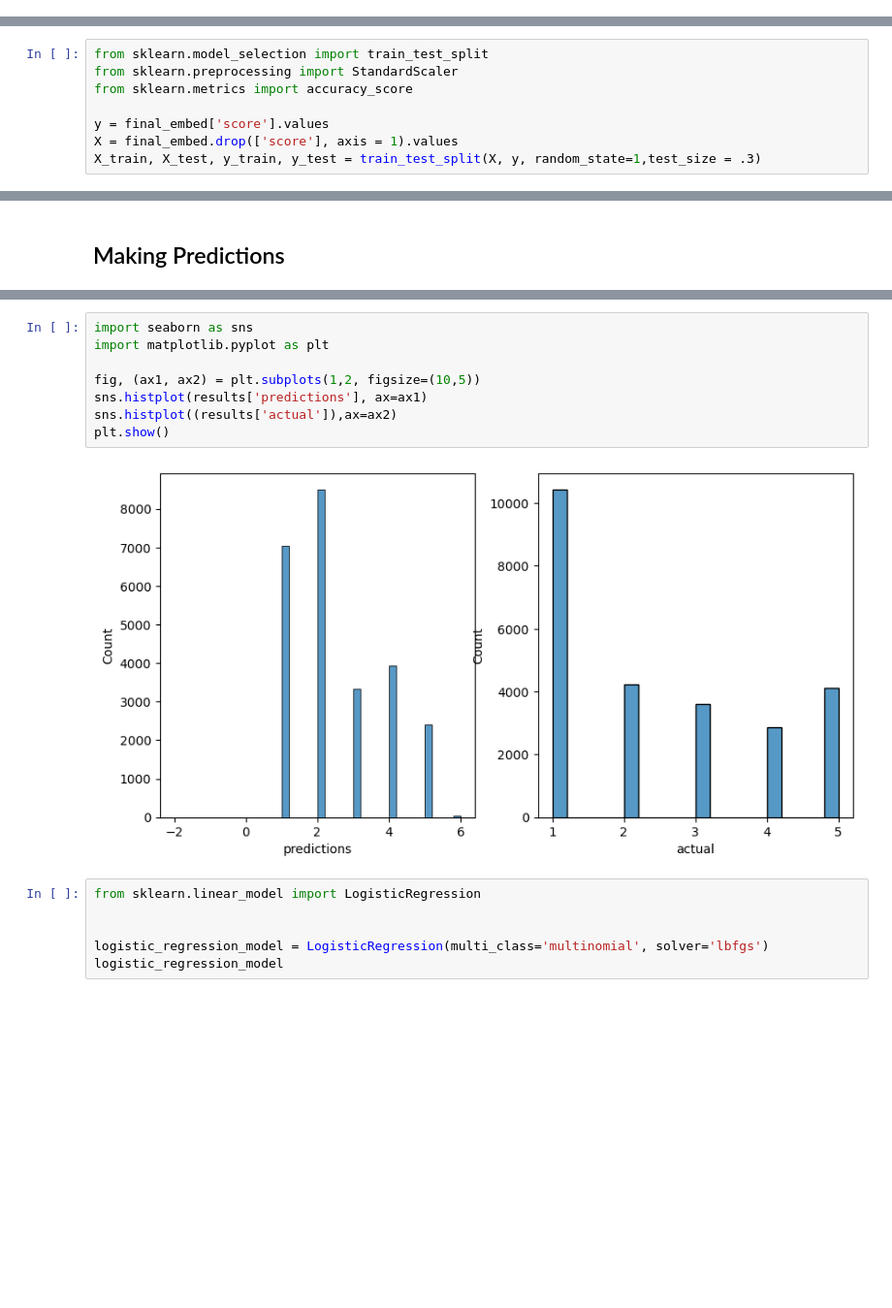
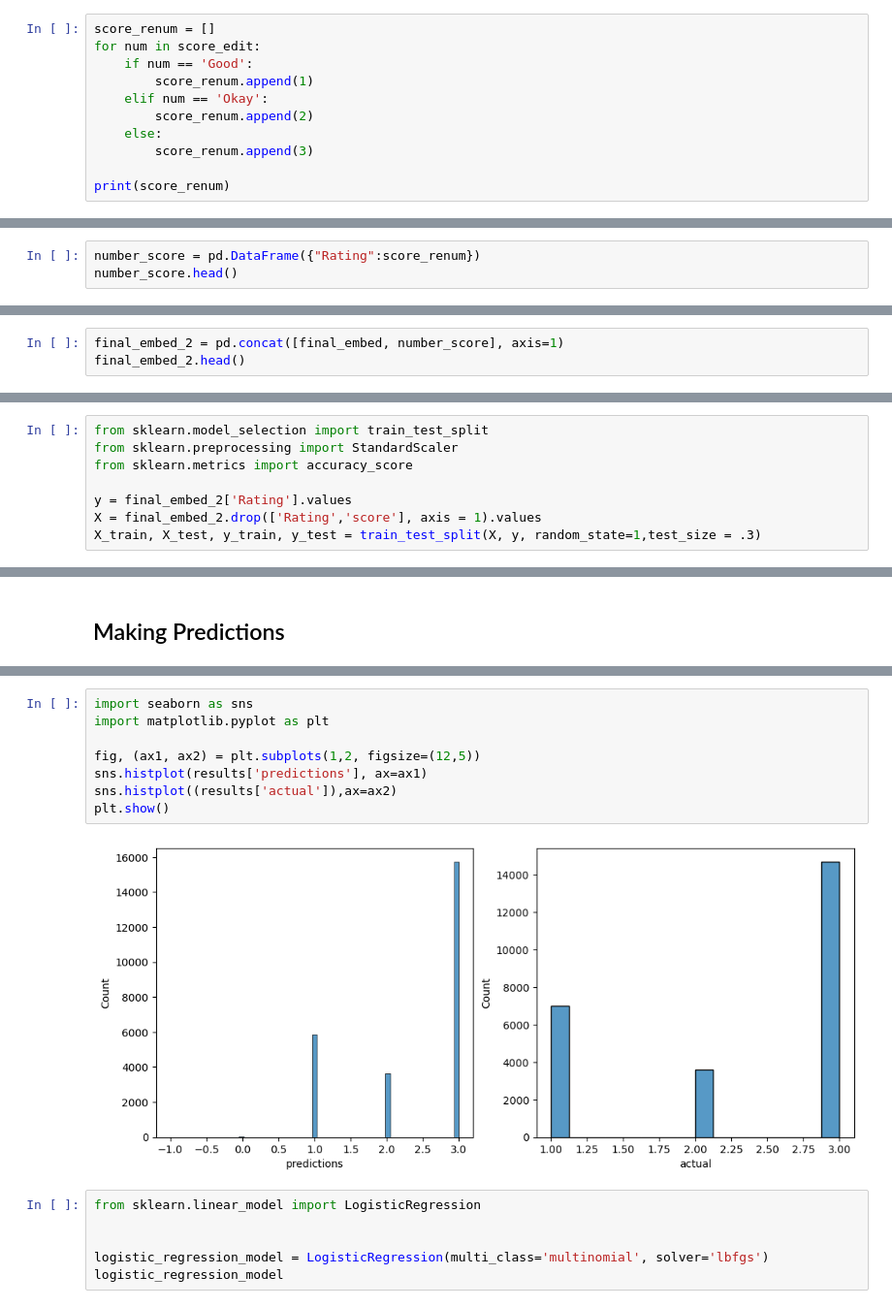
Before and after one commit to msills30/Spotify-Review, a Jupyter notebook: spotify_analysis.ipynb, the cells around one changed output, grey strips where cells are left out. Shown at 97% size. Drawn from its saved outputs; the diff is of its cells as text; blank space fills up the shorter version.

```diff
--- a/spotify_analysis.ipynb
+++ b/spotify_analysis.ipynb
@@ -180,0 +194,11 @@ final_embed.head()
+# %%
+score_renum = []
+for num in score_edit:
+    if num == 'Good':
+        score_renum.append(1)
+    elif num == 'Okay':
+        score_renum.append(2)
+    else:
+        score_renum.append(3)
+
+print(score_renum)
@@ -180,0 +207,3 @@ final_embed.head()
+# %%
+number_score = pd.DataFrame({"Rating":score_renum})
+number_score.head()
@@ -180,0 +217,3 @@ final_embed.head()
+# %%
+final_embed_2 = pd.concat([final_embed, number_score], axis=1)
+final_embed_2.head()
@@ -183,8 +230,8 @@ from sklearn.model_selection import train_test_split
 from sklearn.preprocessing import StandardScaler
 from sklearn.metrics import accuracy_score
 
-y = final_embed['score'].values
-X = final_embed.drop(['score'], axis = 1).values
+y = final_embed_2['Rating'].values
+X = final_embed_2.drop(['Rating','score'], axis = 1).values
 X_train, X_test, y_train, y_test = train_test_split(X, y, random_state=1,test_size = .3)
 # %%
 # Create a StandardScaler instances
@@ -294,13 +341,13 @@ results.head(10)
 # %%
 import seaborn as sns
 import matplotlib.pyplot as plt
 
-fig, (ax1, ax2) = plt.subplots(1,2, figsize=(10,5))
+fig, (ax1, ax2) = plt.subplots(1,2, figsize=(12,5))
 sns.histplot(results['predictions'], ax=ax1)
 sns.histplot((results['actual']),ax=ax2)
 plt.show()
 # %% [output]
-[figure, old version]
+[figure, new version]
 # %%
 from sklearn.linear_model import LogisticRegression
 
```
Also changed, not shown: parts of 16 cells of this notebook.
